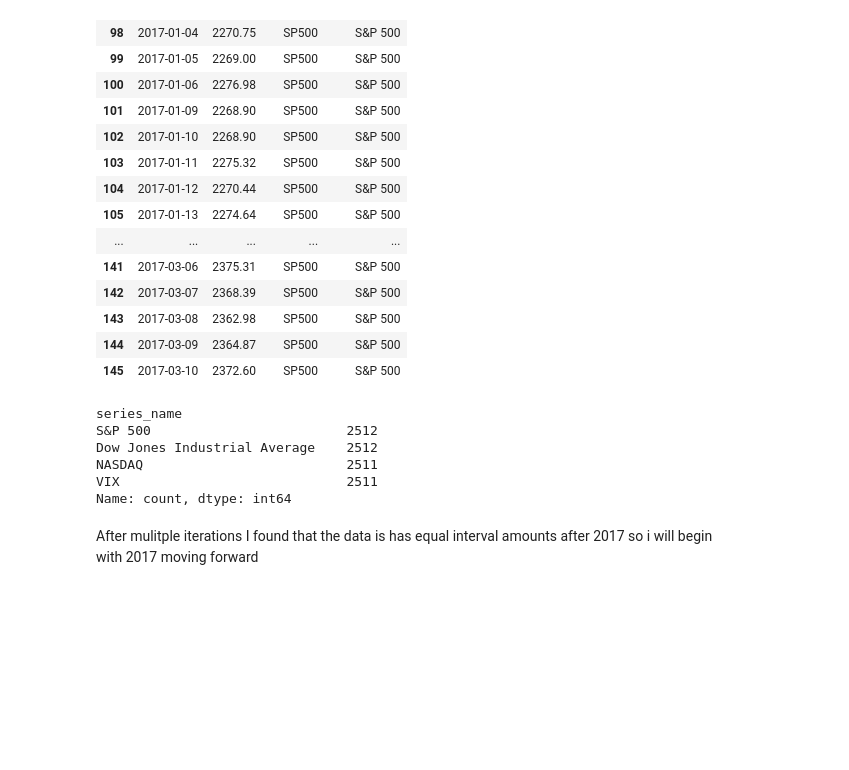
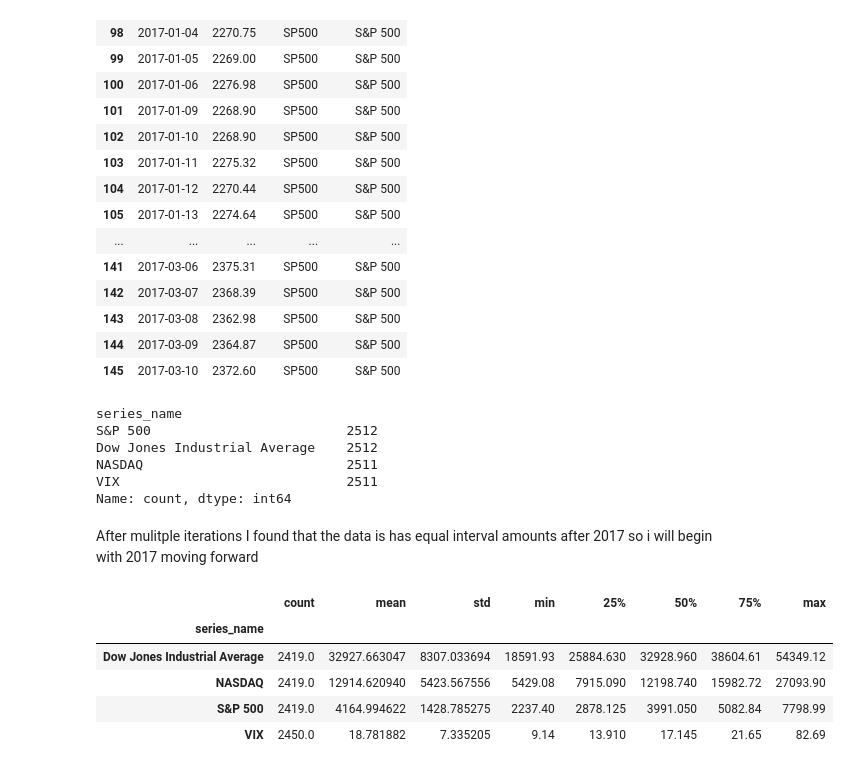
Before and after one commit to devlinmacaulay-debug/Hw3_webdata_analysis, a Jupyter notebook: Hw3_webdata_analysis.ipynb, the cells around one changed output. Drawn from its saved outputs; the diff is of its cells as text; code cells hidden in the pictures; blank space fills up the shorter version.

```diff
--- a/Hw3_webdata_analysis.ipynb
+++ b/Hw3_webdata_analysis.ipynb
@@ -210,0 +214,12 @@ After mulitple iterations I found that the data is has equal interval amounts af
+# %%
+#Reviewing high level summary of the df
+market_df = tot_market_data_comparison_df.groupby("series_name")["value"].describe()
+
+market_df
+# %% [output]
+|  | count | mean | std | min | 25% | 50% | 75% | max |
+| series_name |  |  |  |  |  |  |  |  |
+| Dow Jones Industrial Average | 2419.0 | 32927.663047 | 8307.033694 | 18591.93 | 25884.630 | 32928.960 | 38604.61 | 54349.12 |
+| NASDAQ | 2419.0 | 12914.620940 | 5423.567556 | 5429.08 | 7915.090 | 12198.740 | 15982.72 | 27093.90 |
+| S&P 500 | 2419.0 | 4164.994622 | 1428.785275 | 2237.40 | 2878.125 | 3991.050 | 5082.84 | 7798.99 |
+| VIX | 2450.0 | 18.781882 | 7.335205 | 9.14 | 13.910 | 17.145 | 21.65 | 82.69 |
```
Also changed, not shown: parts of 7 cells of this notebook.
